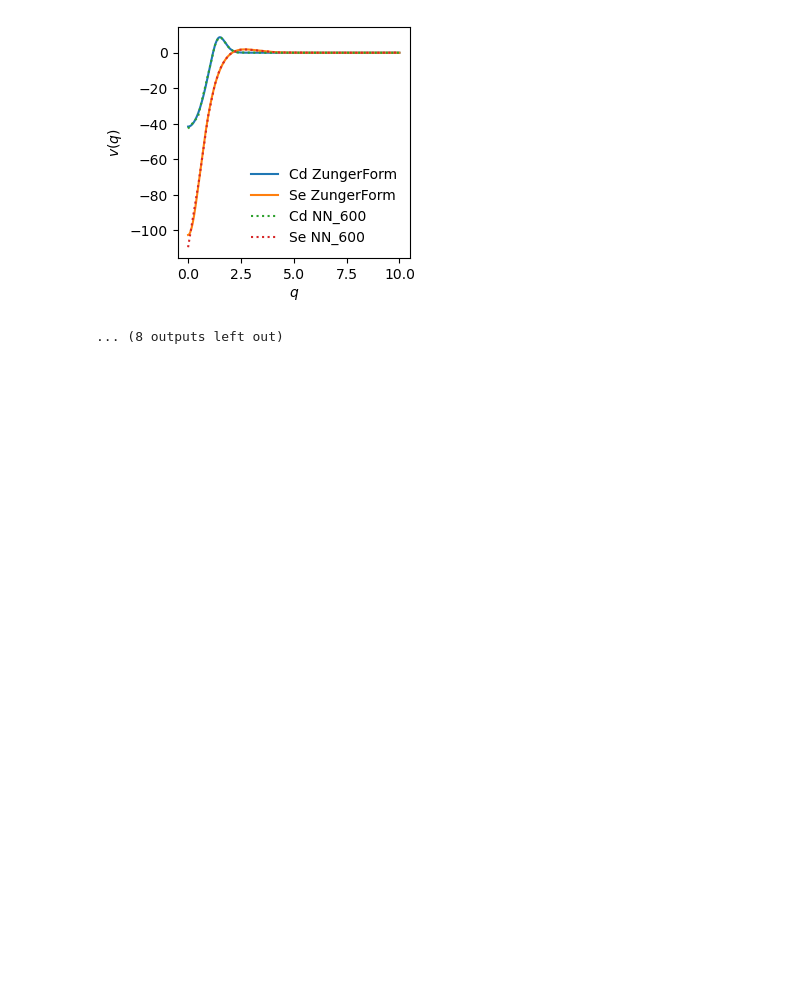
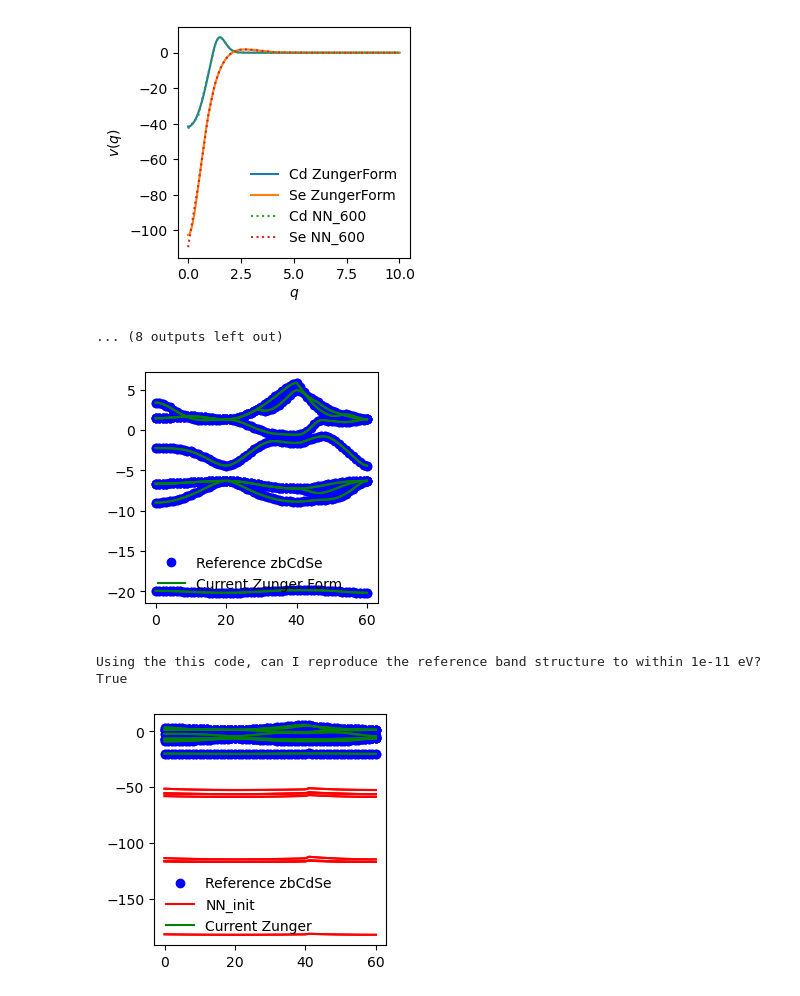
Before and after one commit to TommyLinkl/DeePseudopot, a Jupyter notebook: zbCdSe_fitting_NN.ipynb, the cells around one changed output. Saved outputs shown, nothing was run; the diff lists cells and outputs as text; code cells hidden in the pictures; blank space fills up the shorter version.

```diff
--- a/zbCdSe_fitting_NN.ipynb
+++ b/zbCdSe_fitting_NN.ipynb
@@ -303,14 +302,18 @@ Epoch [600/1000], Loss: 0.4052
 # %%
 basisStates = basis(maxKE, scale, unitCellVectors, gVectors, cellVolume)
 
 current_Zunger_BandStruct = calcBandStruct(False, basisStates, nkpt, kpt_zbCdSe, nAtoms, cellVolume, nBands)
-plotBandStruct([Eref_zbCdSe, current_Zunger_BandStruct], ["bo", "g-"], ["Reference zbCdSe", "Current Zunger"])
+plotBandStruct([Eref_zbCdSe, current_Zunger_BandStruct], ["bo", "g-"], ["Reference zbCdSe", "Current Zunger Form"])
 print("Using the this code, can I reproduce the reference band structure to within 1e-11 eV? ")
-print(torch.allclose(E_zbCdSe, current_Zunger_BandStruct, atol=1e-11))
-
+print(torch.allclose(Eref_zbCdSe, current_Zunger_BandStruct, atol=1e-11))
 
 NN_init_BandStruct = calcBandStruct(True, basisStates, nkpt, kpt_zbCdSe, nAtoms, cellVolume, nBands)
 plotBandStruct([Eref_zbCdSe, NN_init_BandStruct, current_Zunger_BandStruct], ["bo", "r-", "g-"], ["Reference zbCdSe", "NN_init", "Current Zunger"])
+# %% [output]
+[figure, added]
+Using the this code, can I reproduce the reference band structure to within 1e-11 eV?
+True
+[figure, added]
 # %%
 learning_rate = 0.1
 optimizer = torch.optim.Adam(PPmodel.parameters(), lr = learning_rate)
```
Also changed, not shown: parts of 10 cells of this notebook, 1 other file.
